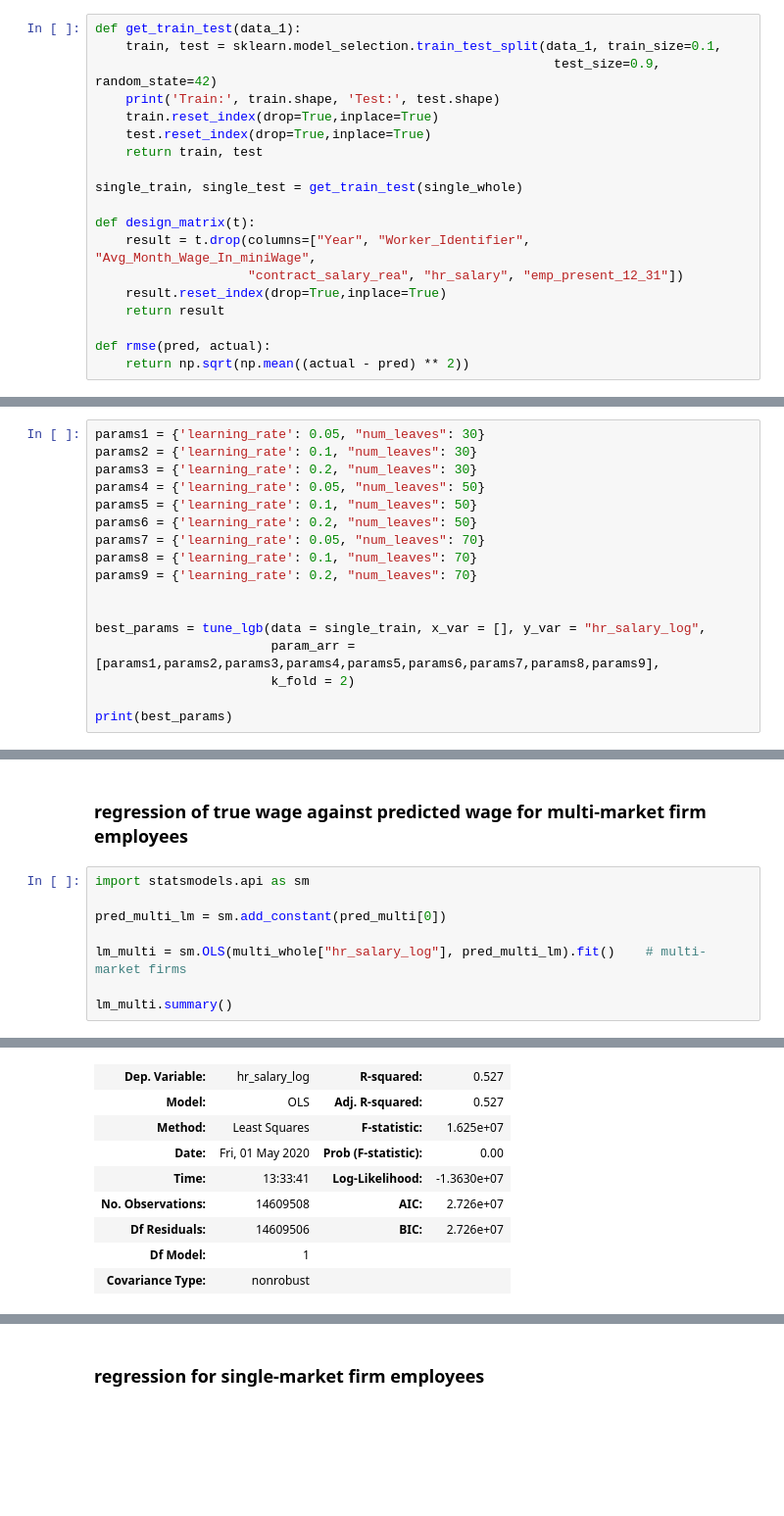
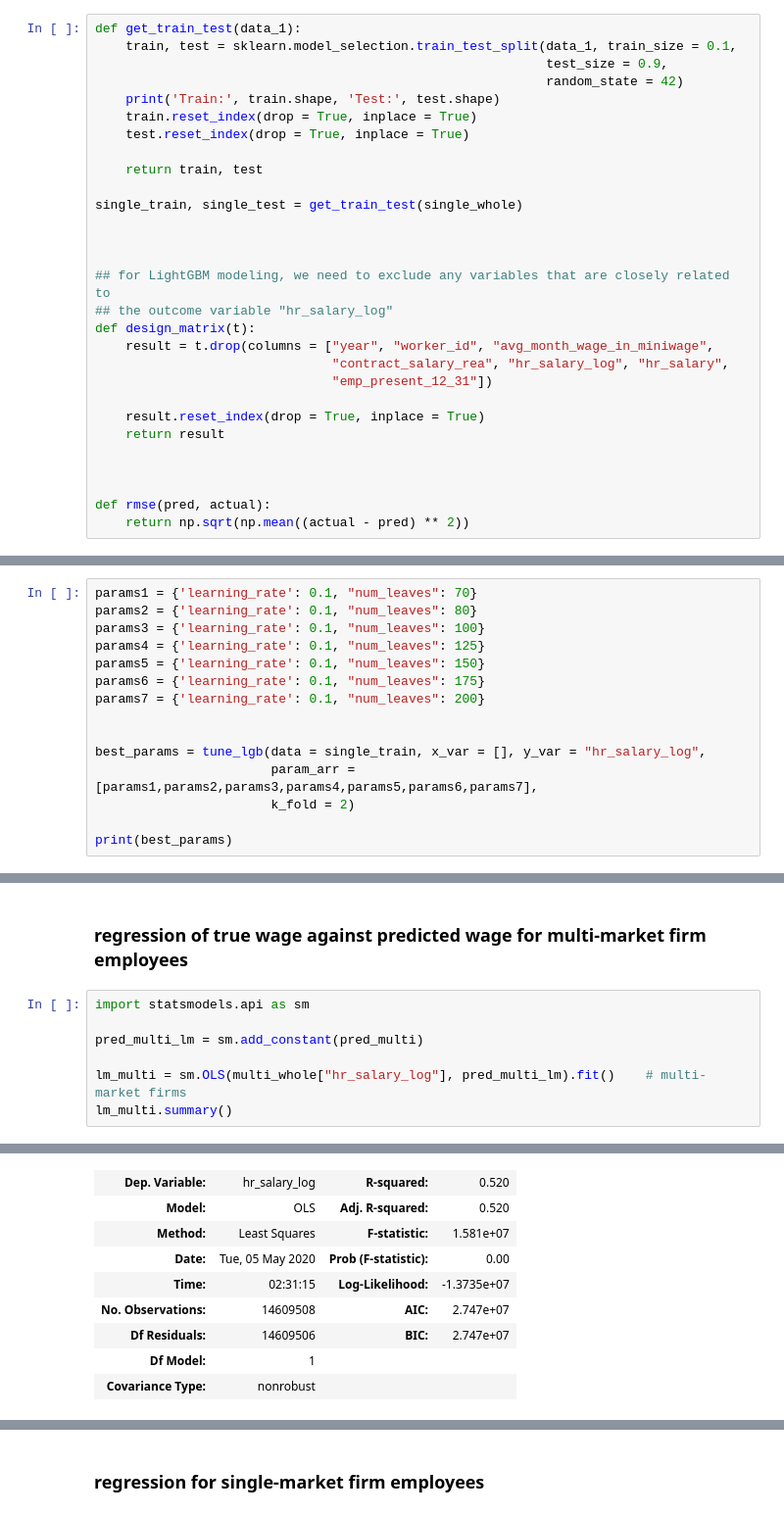
Before and after one commit to uclayanbo/CodingSamples, a Jupyter notebook: 2008_whole_tune_lgb.ipynb, the cells around one changed output, grey strips where cells are left out. Shown at 98% size. Drawn from its saved outputs; the diff is of its cells as text; blank space fills up the shorter version.

```diff
--- a/2008_whole_tune_lgb.ipynb
+++ b/2008_whole_tune_lgb.ipynb
@@ -74,20 +116,30 @@ single_whole, multi_whole = Single_Multiple(data) # whole data
 ### For single-market firms, split a 10% training set and a 90% testing set
 # %%
 def get_train_test(data_1):
-    train, test = sklearn.model_selection.train_test_split(data_1, train_size=0.1,
-                                                            test_size=0.9, random_state=42)
+    train, test = sklearn.model_selection.train_test_split(data_1, train_size = 0.1,
+                                                           test_size = 0.9,
+                                                           random_state = 42)
     print('Train:', train.shape, 'Test:', test.shape)
-    train.reset_index(drop=True,inplace=True)
-    test.reset_index(drop=True,inplace=True)
+    train.reset_index(drop = True, inplace = True)
+    test.reset_index(drop = True, inplace = True)
+
     return train, test
 
 single_train, single_test = get_train_test(single_whole)
 
+
+
+## for LightGBM modeling, we need to exclude any variables that are closely related to
+## the outcome variable "hr_salary_log"
 def design_matrix(t):
-    result = t.drop(columns=["Year", "Worker_Identifier", "Avg_Month_Wage_In_miniWage",
-                    "contract_salary_rea", "hr_salary", "emp_present_12_31"])
-    result.reset_index(drop=True,inplace=True)
+    result = t.drop(columns = ["year", "worker_id", "avg_month_wage_in_miniwage",
+                               "contract_salary_rea", "hr_salary_log", "hr_salary",
+                               "emp_present_12_31"])
+
+    result.reset_index(drop = True, inplace = True)
     return result
+
+
 
 def rmse(pred, actual):
     return np.sqrt(np.mean((actual - pred) ** 2))
@@ -185,19 +239,17 @@ def tune_lgb(data,                   ## data input, including all predictors and
 # %% [markdown]
 ### Get the best hyper-parameters
 # %%
-params1 = {'learning_rate': 0.05, "num_leaves": 30}
-params2 = {'learning_rate': 0.1, "num_leaves": 30}
-params3 = {'learning_rate': 0.2, "num_leaves": 30}
-params4 = {'learning_rate': 0.05, "num_leaves": 50}
-params5 = {'learning_rate': 0.1, "num_leaves": 50}
-params6 = {'learning_rate': 0.2, "num_leaves": 50}
-params7 = {'learning_rate': 0.05, "num_leaves": 70}
-params8 = {'learning_rate': 0.1, "num_leaves": 70}
-params9 = {'learning_rate': 0.2, "num_leaves": 70}
+params1 = {'learning_rate': 0.1, "num_leaves": 70}
+params2 = {'learning_rate': 0.1, "num_leaves": 80}
+params3 = {'learning_rate': 0.1, "num_leaves": 100}
+params4 = {'learning_rate': 0.1, "num_leaves": 125}
+params5 = {'learning_rate': 0.1, "num_leaves": 150}
+params6 = {'learning_rate': 0.1, "num_leaves": 175}
+params7 = {'learning_rate': 0.1, "num_leaves": 200}
 
 
 best_params = tune_lgb(data = single_train, x_var = [], y_var = "hr_salary_log",
-                       param_arr = [params1,params2,params3,params4,params5,params6,params7,params8,params9],
+                       param_arr = [params1,params2,params3,params4,params5,params6,params7],
                        k_fold = 2)
 
 print(best_params)
@@ -240,20 +291,19 @@ print(rmse(pred_multi, multi_whole["hr_salary_log"]))
 # %%
 import statsmodels.api as sm
 
-pred_multi_lm = sm.add_constant(pred_multi[0])
+pred_multi_lm = sm.add_constant(pred_multi)
 
 lm_multi = sm.OLS(multi_whole["hr_salary_log"], pred_multi_lm).fit()    # multi-market firms
-
 lm_multi.summary()
 # %% [output]
 OLS Regression Results
-| Dep. Variable: | hr_salary_log | R-squared: | 0.527 |
-| Model: | OLS | Adj. R-squared: | 0.527 |
-| Method: | Least Squares | F-statistic: | 1.625e+07 |
-| Date: | Fri, 01 May 2020 | Prob (F-statistic): | 0.00 |
-| Time: | 13:33:41 | Log-Likelihood: | -1.3630e+07 |
-| No. Observations: | 14609508 | AIC: | 2.726e+07 |
-| Df Residuals: | 14609506 | BIC: | 2.726e+07 |
+| Dep. Variable: | hr_salary_log | R-squared: | 0.520 |
+| Model: | OLS | Adj. R-squared: | 0.520 |
+| Method: | Least Squares | F-statistic: | 1.581e+07 |
+| Date: | Tue, 05 May 2020 | Prob (F-statistic): | 0.00 |
+| Time: | 02:31:15 | Log-Likelihood: | -1.3735e+07 |
+| No. Observations: | 14609508 | AIC: | 2.747e+07 |
+| Df Residuals: | 14609506 | BIC: | 2.747e+07 |
 | Df Model: | 1 |  |  |
 | Covariance Type: | nonrobust |  |  |
 |  | coef | std err | t | P>|t| | [0.025 | 0.975] |
```
Also changed, not shown: parts of 10 cells of this notebook.
